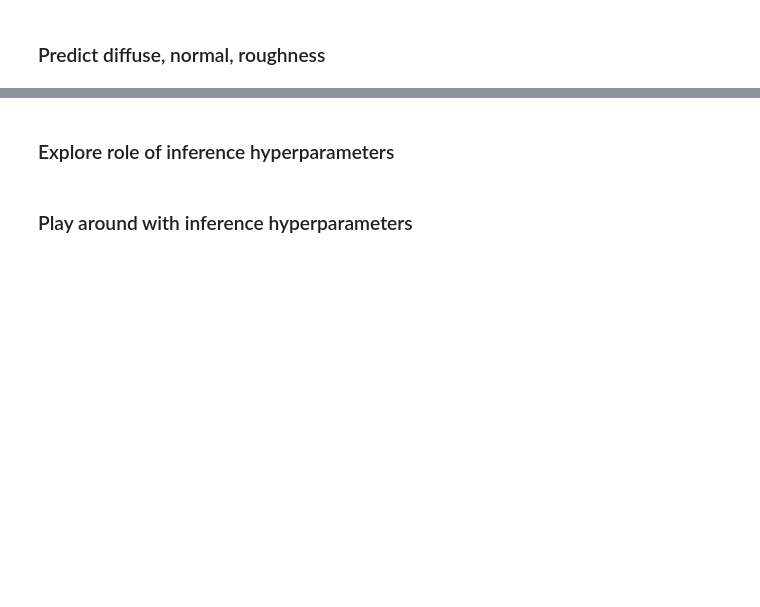
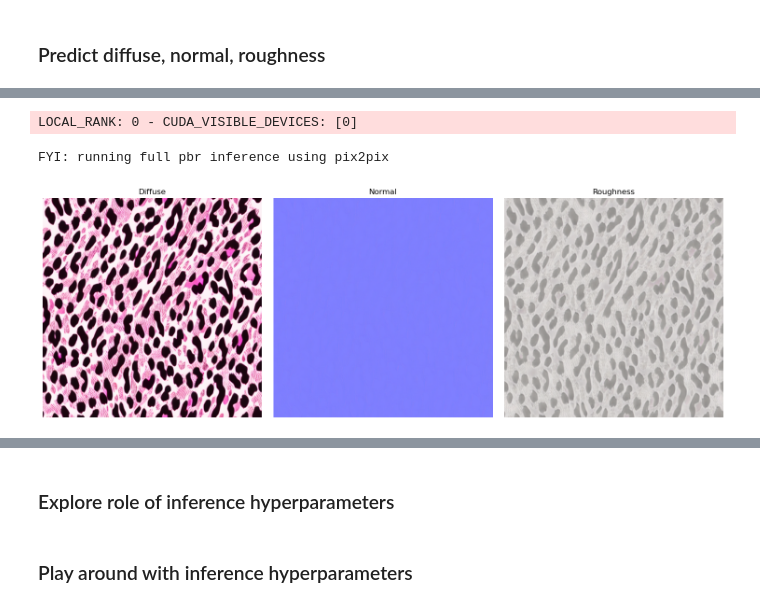
Before and after one commit to ludekcizinsky/garment-texture-completion, a Jupyter notebook: notebooks/post_training.ipynb, the cells around one changed output, grey strips where cells are left out. Drawn from its saved outputs; the diff is of its cells as text; code cells hidden in the pictures; blank space fills up the shorter version.

```diff
--- a/notebooks/post_training.ipynb
+++ b/notebooks/post_training.ipynb
@@ -47,9 +71,9 @@ cfg = checkpoint["hyper_parameters"]
 
 cfg.data.num_workers = 10
 cfg.data.batch_size = 10
-cfg.data.val_debug_size = 10
 with open_dict(cfg):
     cfg.data.load_all_pbr_maps = True
+    cfg.data.filter_selected_textures = True
 trn_dataloader, val_dataloader = get_dataloaders(cfg)
 # %%
 model = GarmentInpainterModule(cfg, trn_dataloader)
@@ -68,3 +101,6 @@ model.model._load_normal_roughness_decoders()
 # %%
 # Predict
 outputs = trainer.predict(model, val_dataloader)
+# %% [output]
+LOCAL_RANK: 0 - CUDA_VISIBLE_DEVICES: [0]
+FYI: running full pbr inference using pix2pix
@@ -91,6 +123,28 @@ normal = model.inference_pipe.image_processor.postprocess(pt_normal[0], output_t
 # Decode and save roughness map
 pt_roughness = vae_roughness.decode(latents / vae_roughness.config.scaling_factor, return_dict=False)
 roughness = model.inference_pipe.image_processor.postprocess(pt_roughness[0], output_type="pil", do_denormalize=[True]*bsz)
+# %%
+batch = next(iter(val_dataloader))
+diffuse_imgs = [torch_image_to_pil(denormalise_image_torch(img)) for img in batch["full_diffuse_img"]]
+roughness_imgs = [torch_image_to_pil(denormalise_image_torch(img)) for img in batch["roughness_img"]]
+normal_imgs = [torch_image_to_pil(denormalise_image_torch(img)) for img in batch["normal_img"]]
+# %%
+fig, axs = plt.subplots(1, 3, figsize=(10, 2.5))
+
+axs[0].imshow(diffuse_imgs[0])
+axs[0].set_title("Diffuse")
+axs[0].axis("off")
+axs[1].imshow(normal_imgs[0])
+axs[1].set_title("Normal")
+axs[1].axis("off")
+axs[2].imshow(roughness_imgs[0])
+axs[2].set_title("Roughness")
+axs[2].axis("off")
+
+plt.tight_layout()
+plt.show()
+# %% [output]
+[figure, added]
 # %%
 fig, axs = plt.subplots(1, 3, figsize=(15, 5))
 
```
Also changed, not shown: parts of 10 cells of this notebook, 5 other files.
